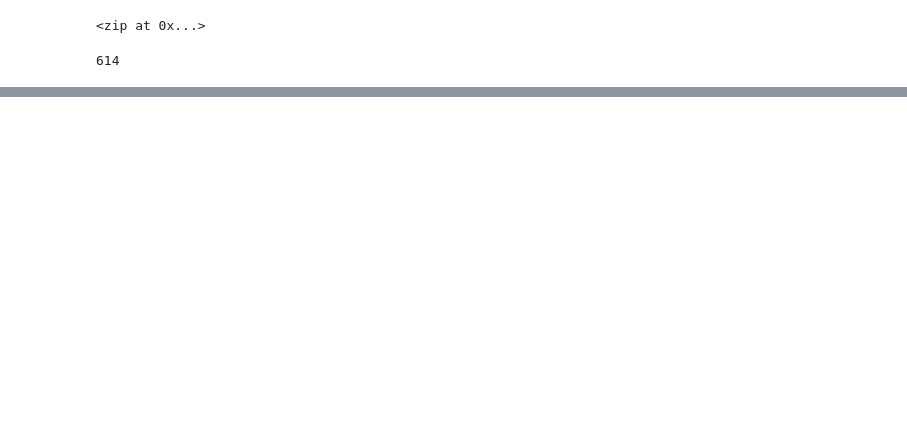
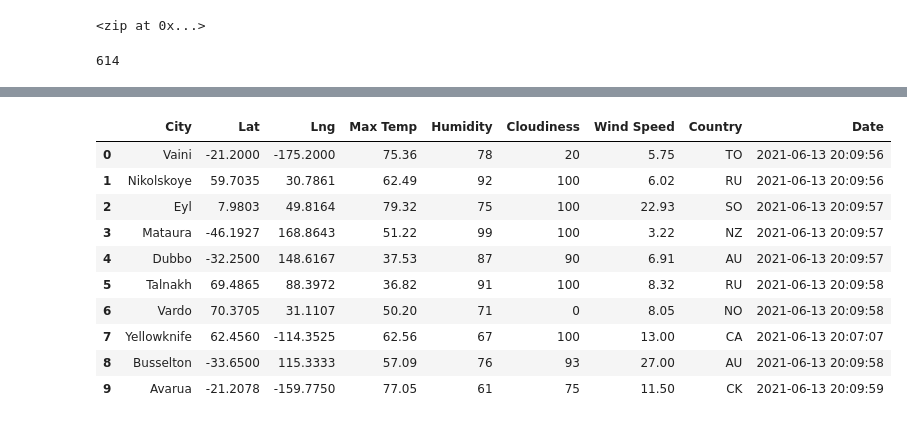
Before and after one commit to crabrandoom/World_Weather_Analysis, a Jupyter notebook: WeatherPy.ipynb, the cells around one changed output, grey strips where cells are left out. Saved outputs shown, nothing was run; the diff lists cells and outputs as text; code cells hidden in the pictures; blank space fills up the shorter version.

```diff
--- a/WeatherPy.ipynb
+++ b/WeatherPy.ipynb
@@ -32,0 +124,16 @@ len(cities)
+# %%
+# Convert the array of dictionaries to a Pandas DataFrame.
+city_data_df = pd.DataFrame(city_data)
+city_data_df.head(10)
+# %% [output]
+|  | City | Lat | Lng | Max Temp | Humidity | Cloudiness | Wind Speed | Country | Date |
+| 0 | Vaini | -21.2000 | -175.2000 | 75.36 | 78 | 20 | 5.75 | TO | 2021-06-13 20:09:56 |
+| 1 | Nikolskoye | 59.7035 | 30.7861 | 62.49 | 92 | 100 | 6.02 | RU | 2021-06-13 20:09:56 |
+| 2 | Eyl | 7.9803 | 49.8164 | 79.32 | 75 | 100 | 22.93 | SO | 2021-06-13 20:09:57 |
+| 3 | Mataura | -46.1927 | 168.8643 | 51.22 | 99 | 100 | 3.22 | NZ | 2021-06-13 20:09:57 |
+| 4 | Dubbo | -32.2500 | 148.6167 | 37.53 | 87 | 90 | 6.91 | AU | 2021-06-13 20:09:57 |
+| 5 | Talnakh | 69.4865 | 88.3972 | 36.82 | 91 | 100 | 8.32 | RU | 2021-06-13 20:09:58 |
+| 6 | Vardo | 70.3705 | 31.1107 | 50.20 | 71 | 0 | 8.05 | NO | 2021-06-13 20:09:58 |
+| 7 | Yellowknife | 62.4560 | -114.3525 | 62.56 | 67 | 100 | 13.00 | CA | 2021-06-13 20:07:07 |
+| 8 | Busselton | -33.6500 | 115.3333 | 57.09 | 76 | 93 | 27.00 | AU | 2021-06-13 20:09:58 |
+| 9 | Avarua | -21.2078 | -159.7750 | 77.05 | 61 | 75 | 11.50 | CK | 2021-06-13 20:09:59 |
```
Also changed, not shown: parts of 6 cells of this notebook, 4 other files.
